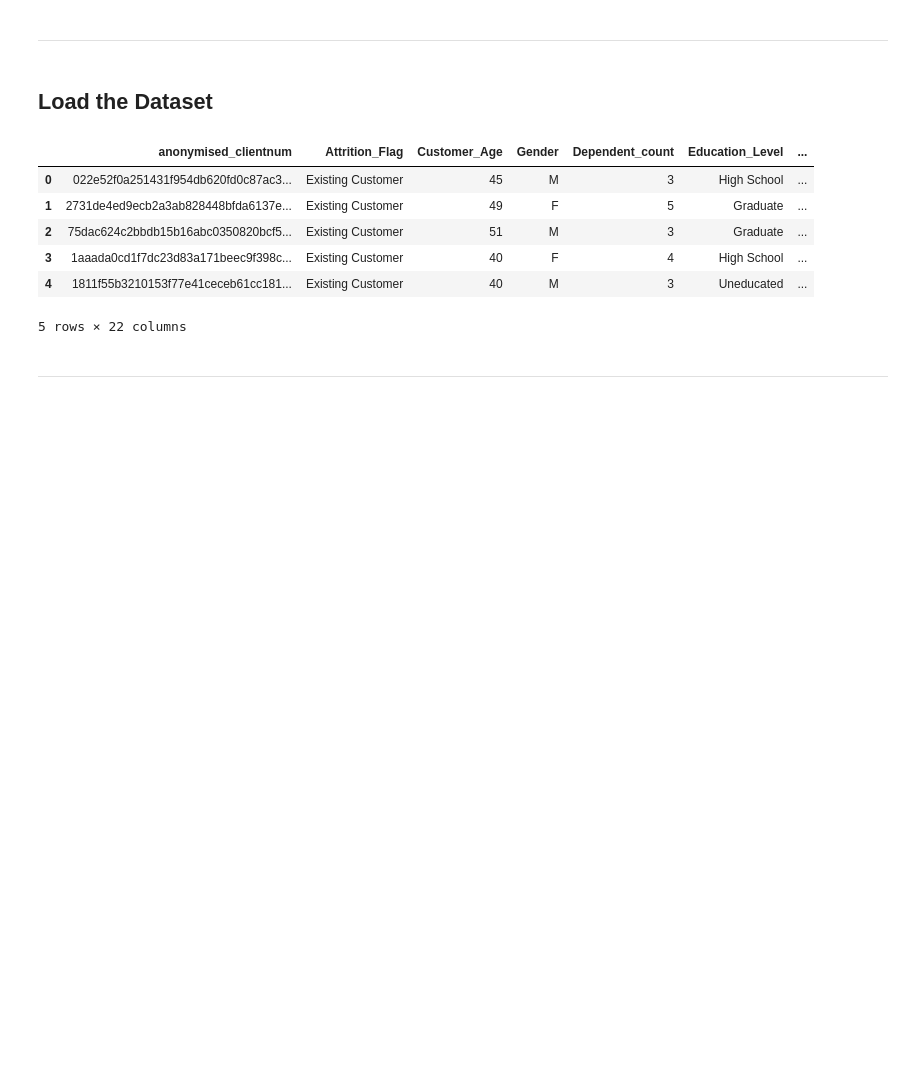
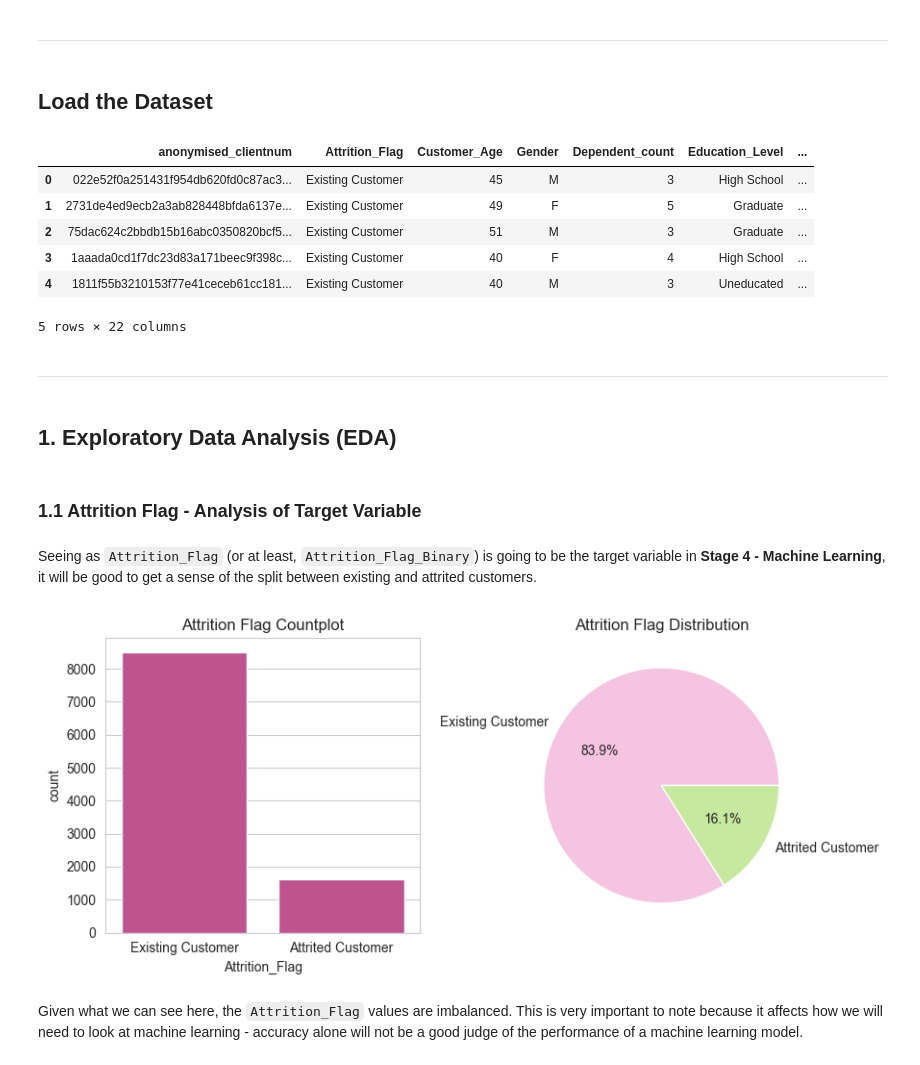
Before and after one commit to elhope23/credit-card-customer-churn-analysis, a Jupyter notebook: jupyter_notebooks/Stage3-Visualisation.ipynb, the cells around one changed output. Saved outputs shown, nothing was run; the diff lists cells and outputs as text; code cells hidden in the pictures; blank space fills up the shorter version.

Commit message:
Stage 3 | EDA: Analyse split between existing and attrited customers using a countplot and pie chart

```diff
--- a/jupyter_notebooks/Stage3-Visualisation.ipynb
+++ b/jupyter_notebooks/Stage3-Visualisation.ipynb
@@ -77,3 +77,27 @@ df_vis.head()
 5 rows × 22 columns
 # %% [markdown]
 ---
+# %% [markdown]
+## **1. Exploratory Data Analysis (EDA)**
+# %% [markdown]
+### **1.1 Attrition Flag - Analysis of Target Variable**
+# %% [markdown]
+Seeing as `Attrition_Flag` (or at least, `Attrition_Flag_Binary`) is going to be the target variable in **Stage 4 - Machine Learning**, it will be good to get a sense of the split between existing and attrited customers.
+# %%
+# Map a countplot and pie chart for attrition flag variable
+fig, axes = plt.subplots(nrows=1, ncols=2, figsize=(9, 4), tight_layout=True)
+
+sns.countplot(data=df_vis, x="Attrition_Flag", ax=axes[0])
+axes[0].set_title("Attrition Flag Countplot")
+
+axes[1].pie(
+    df_vis["Attrition_Flag"].value_counts(),
+    labels=df_vis["Attrition_Flag"].value_counts().index,
+    colors = colours, autopct="%1.1f%%")
+axes[1].set_title("Attrition Flag Distribution")
+
+plt.show()
+# %% [output]
+[figure, added]
+# %% [markdown]
+Given what we can see here, the `Attrition_Flag` values are imbalanced. This is very important to note because it affects how we will need to look at machine learning - accuracy alone will not be a good judge of the performance of a machine learning model.
```
